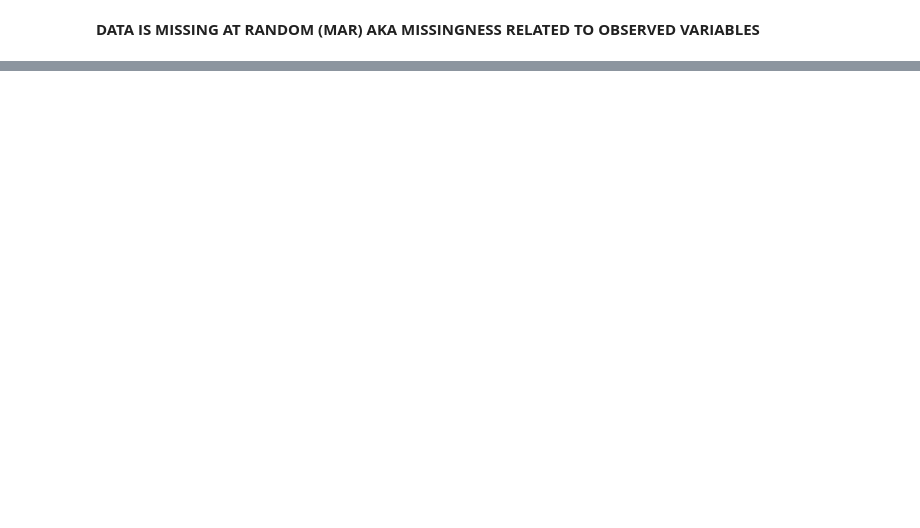
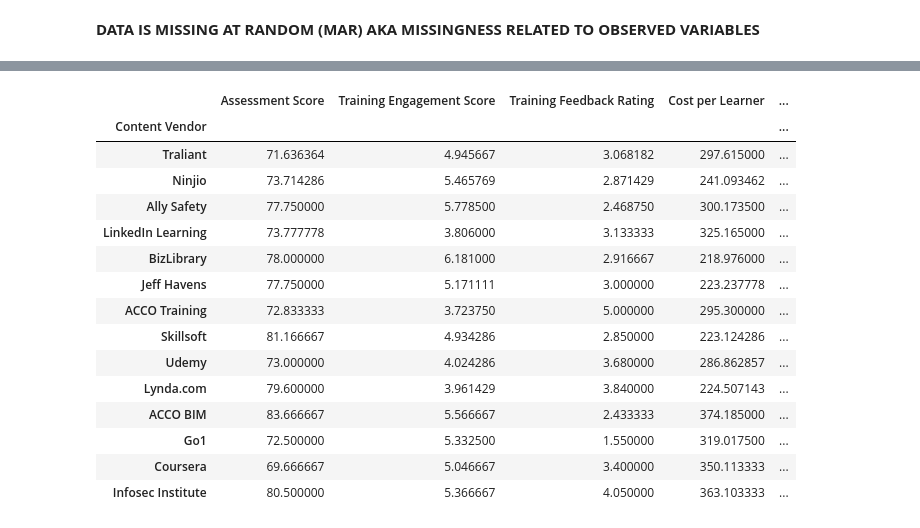
Before and after one commit to ezamora0646/Python, a Jupyter notebook: LMS Data.ipynb, the cells around one changed output, grey strips where cells are left out. Drawn from its saved outputs; the diff is of its cells as text; code cells hidden in the pictures; blank space fills up the shorter version.

```diff
--- a/LMS Data.ipynb
+++ b/LMS Data.ipynb
@@ -326,0 +209,28 @@ np.int64(116)
+# %%
+vendor_summary = lms.groupby("Content Vendor").agg({
+    "Assessment Score" : "mean",
+    "Training Engagement Score": "mean",
+    "Training Feedback Rating" : "mean",
+    "Cost per Learner": "mean",
+    "Assignment Type": "count",
+    "Actual Course Time (Minutes)" : "mean"
+}).rename(columns={"Assignment Type": "Assignment Count"}).sort_values("Assignment Count", ascending=False)
+# %%
+vendor_summary
+# %% [output]
+|  | Assessment Score | Training Engagement Score | Training Feedback Rating | Cost per Learner | ... |
+| Content Vendor |  |  |  |  | ... |
+| Traliant | 71.636364 | 4.945667 | 3.068182 | 297.615000 | ... |
+| Ninjio | 73.714286 | 5.465769 | 2.871429 | 241.093462 | ... |
+| Ally Safety | 77.750000 | 5.778500 | 2.468750 | 300.173500 | ... |
+| LinkedIn Learning | 73.777778 | 3.806000 | 3.133333 | 325.165000 | ... |
+| BizLibrary | 78.000000 | 6.181000 | 2.916667 | 218.976000 | ... |
+| Jeff Havens | 77.750000 | 5.171111 | 3.000000 | 223.237778 | ... |
+| ACCO Training | 72.833333 | 3.723750 | 5.000000 | 295.300000 | ... |
+| Skillsoft | 81.166667 | 4.934286 | 2.850000 | 223.124286 | ... |
+| Udemy | 73.000000 | 4.024286 | 3.680000 | 286.862857 | ... |
+| Lynda.com | 79.600000 | 3.961429 | 3.840000 | 224.507143 | ... |
+| ACCO BIM | 83.666667 | 5.566667 | 2.433333 | 374.185000 | ... |
+| Go1 | 72.500000 | 5.332500 | 1.550000 | 319.017500 | ... |
+| Coursera | 69.666667 | 5.046667 | 3.400000 | 350.113333 | ... |
+| Infosec Institute | 80.500000 | 5.366667 | 4.050000 | 363.103333 | ... |
```
Also changed, not shown: parts of 22 cells of this notebook.
